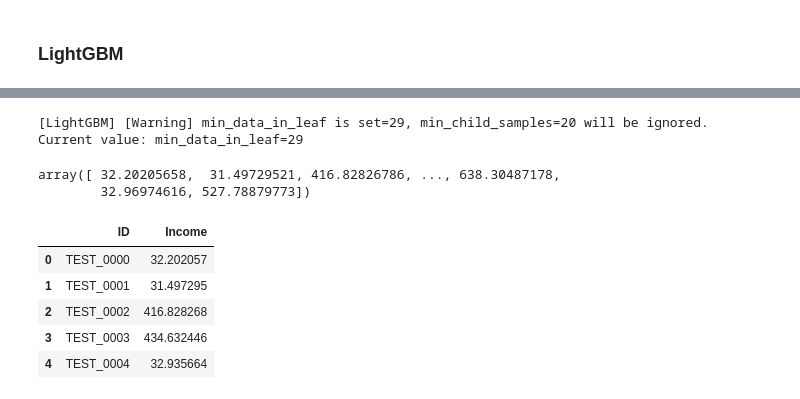
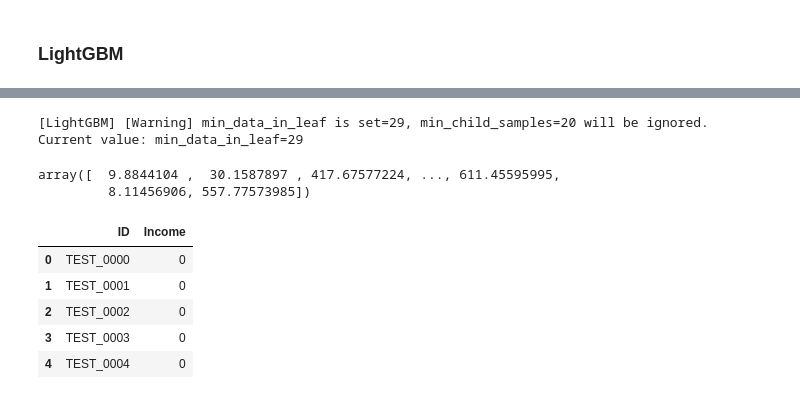
Before and after one commit to benidjor/income-prediction-dacon, a Jupyter notebook: model2.ipynb, the cells around one changed output, grey strips where cells are left out. Drawn from its saved outputs; the diff is of its cells as text; code cells hidden in the pictures.

```diff
--- a/model2.ipynb
+++ b/model2.ipynb
@@ -794,5 +723,9 @@ submission_df.to_csv("data/submission_xgb.csv", index=False)
 # %%
 # optuna를 통해 생성한 하이퍼 파라미터로 조정하여, CatBoost 모델 생성
 cat_features = X_train_no_enc.select_dtypes(exclude=np.number).columns.tolist()
-cat_optuna.fit(X_train_no_enc, y_train, cat_features=cat_features)
+
+X_train_pool = Pool(data=X_train_no_enc, label=y_train, cat_features=cat_features)
+X_val_pool = Pool(data=X_val_no_enc, label=y_val, cat_features=cat_features)
+
+cat_optuna.fit(X_train_pool, eval_set=X_val_pool, use_best_model=True)
 # %% [output]
@@ -856,5 +793,6 @@ array([  9.60145457, -10.79933933, 506.2611891 , ..., 542.06369195,
 # %%
-submission_df["Income"] = y_test_cat
-submission_df.head()
+submission_df_cat = submission_df.copy()
+submission_df_cat["Income"] = y_test_cat
+submission_df_cat.head()
 # %% [output]
 |  | ID | Income |
@@ -879,5 +809,5 @@ lgbm_model2 = LGBMRegressor(n_estimators= 2663,
 # %%
-lgbm_model2.fit(X_train, y_train)
+lgbm_optuna.fit(X_train, y_train)
 # %% [output]
 [LightGBM] [Warning] min_data_in_leaf is set=29, min_child_samples=20 will be ignored. Current value: min_data_in_leaf=29
 [LightGBM] [Warning] Found whitespace in feature_names, replace with underlines
@@ -935,19 +864,20 @@ plt.show()
 # %%
-y_test_lgbm = lgbm_model2.predict(X_test)
+y_test_lgbm = lgbm_optuna.predict(X_test)
 y_test_lgbm
 # %% [output]
 [LightGBM] [Warning] min_data_in_leaf is set=29, min_child_samples=20 will be ignored. Current value: min_data_in_leaf=29
-array([ 32.20205658,  31.49729521, 416.82826786, ..., 638.30487178,
-        32.96974616, 527.78879773])
+array([  9.8844104 ,  30.1587897 , 417.67577224, ..., 611.45595995,
+         8.11456906, 557.77573985])
 # %%
-submission_df["Income"] = y_test_lgbm
+submission_df_lgbm = submission_df.copy()
+submission_df_lgbm["Income"] = y_test_lgbm
 submission_df.head()
 # %% [output]
 |  | ID | Income |
-| 0 | TEST_0000 | 32.202057 |
-| 1 | TEST_0001 | 31.497295 |
-| 2 | TEST_0002 | 416.828268 |
-| 3 | TEST_0003 | 434.632446 |
-| 4 | TEST_0004 | 32.935664 |
+| 0 | TEST_0000 | 0 |
+| 1 | TEST_0001 | 0 |
+| 2 | TEST_0002 | 0 |
+| 3 | TEST_0003 | 0 |
+| 4 | TEST_0004 | 0 |
 # %%
 # 전처리 완료한 파일 csv로 저장
```
Also changed, not shown: parts of 53 cells of this notebook, 11 other files.
